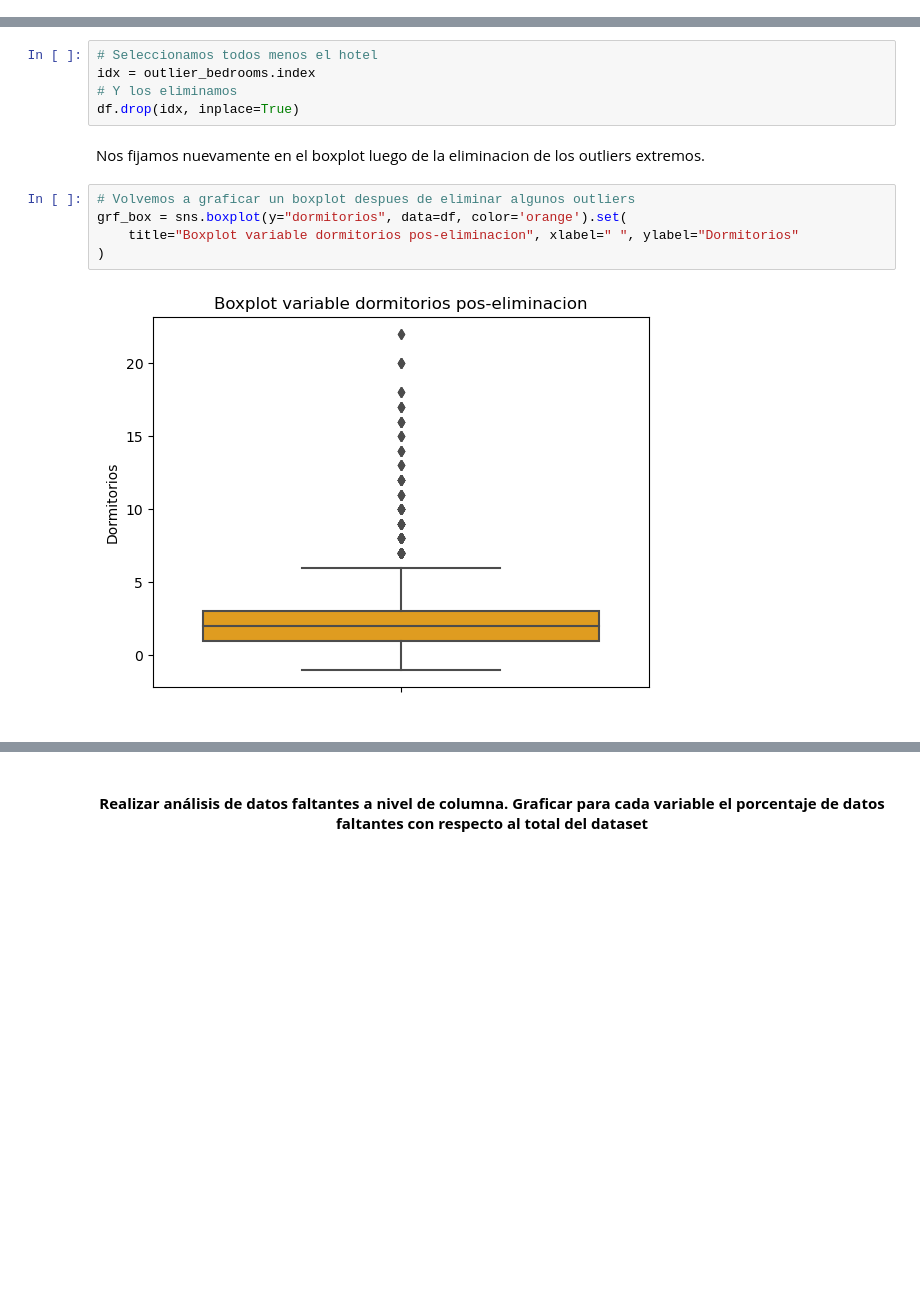
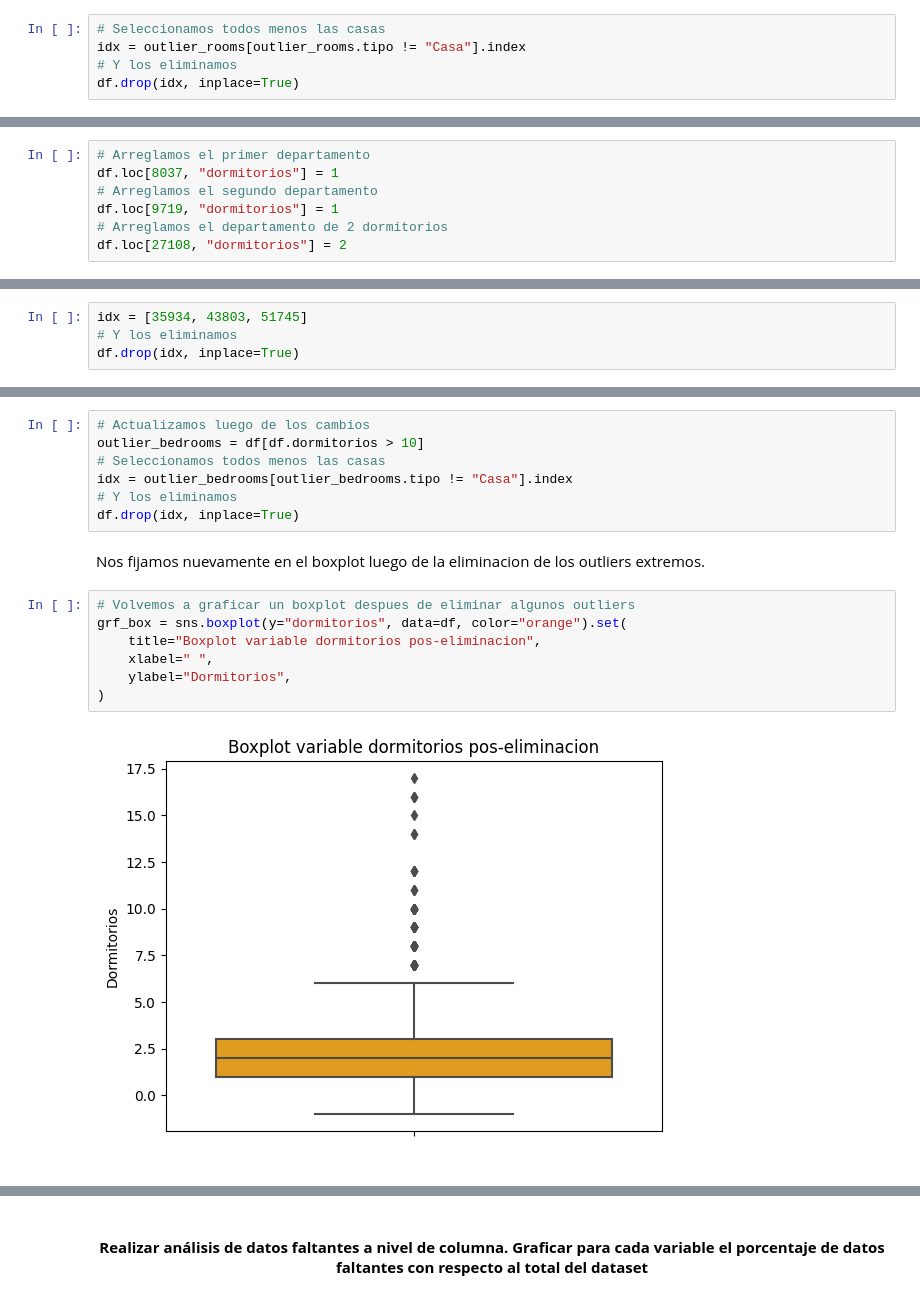
Before and after one commit to napoli-lucia/7506-Organizacion-de-Datos-TPs, a Jupyter notebook: 7506R_TP1_GRUPO18_ENTREGA_N1.ipynb, the cells around one changed output, grey strips where cells are left out. Saved outputs shown, nothing was run; the diff lists cells and outputs as text; blank space fills up the shorter version.

Commit message:
agregado analisis multivariado de outliers y cambios menores

```diff
--- a/7506R_TP1_GRUPO18_ENTREGA_N1.ipynb
+++ b/7506R_TP1_GRUPO18_ENTREGA_N1.ipynb
@@ -1040,3 +1087,8 @@ df.drop(idx, inplace=True)
+# %%
+# Seleccionamos todos menos las casas
+idx = outlier_rooms[outlier_rooms.tipo != "Casa"].index
+# Y los eliminamos
+df.drop(idx, inplace=True)
 # %% [markdown]
 Volvamos a ver el boxplot luego de eliminar los outliers.
 # %%
@@ -1070,0 +1143,7 @@ Vemos que ninguno de los casos es posible. Procedemos a eliminarlos.
+# %%
+# Arreglamos el primer departamento
+df.loc[8037, "dormitorios"] = 1
+# Arreglamos el segundo departamento
+df.loc[9719, "dormitorios"] = 1
+# Arreglamos el departamento de 2 dormitorios
+df.loc[27108, "dormitorios"] = 2
@@ -1070,0 +1160,4 @@ Vemos que ninguno de los casos es posible. Procedemos a eliminarlos.
+# %%
+idx = [35934, 43803, 51745]
+# Y los eliminamos
+df.drop(idx, inplace=True)
@@ -1071,15 +1166,19 @@ Vemos que ninguno de los casos es posible. Procedemos a eliminarlos.
 # %%
-# Seleccionamos todos menos el hotel
-idx = outlier_bedrooms.index
+# Actualizamos luego de los cambios
+outlier_bedrooms = df[df.dormitorios > 10]
+# Seleccionamos todos menos las casas
+idx = outlier_bedrooms[outlier_bedrooms.tipo != "Casa"].index
 # Y los eliminamos
 df.drop(idx, inplace=True)
 # %% [markdown]
 Nos fijamos nuevamente en el boxplot luego de la eliminacion de los outliers extremos.
 # %%
 # Volvemos a graficar un boxplot despues de eliminar algunos outliers
-grf_box = sns.boxplot(y="dormitorios", data=df, color='orange').set(
-    title="Boxplot variable dormitorios pos-eliminacion", xlabel=" ", ylabel="Dormitorios"
+grf_box = sns.boxplot(y="dormitorios", data=df, color="orange").set(
+    title="Boxplot variable dormitorios pos-eliminacion",
+    xlabel=" ",
+    ylabel="Dormitorios",
 )
 # %% [output]
-[figure, old version]
+[figure, new version]
 # %% [markdown]
```
Also changed, not shown: parts of 269 cells of this notebook.
